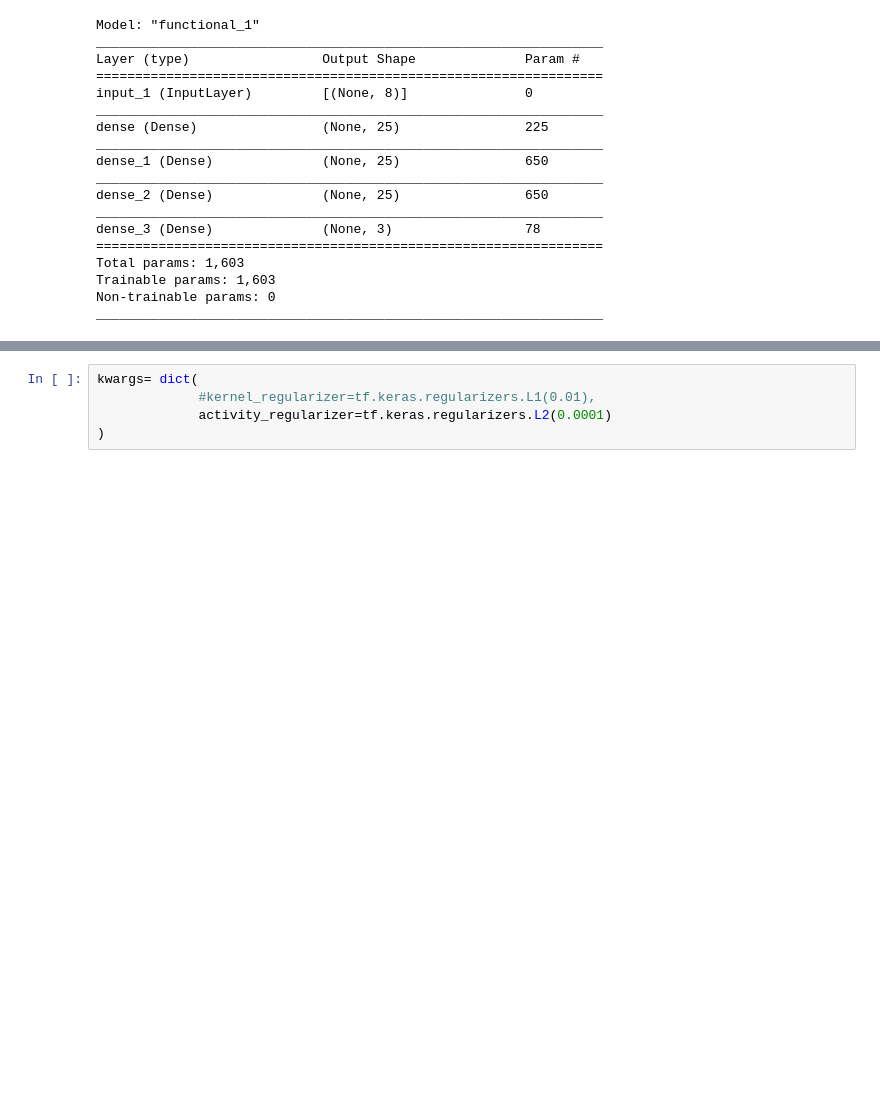
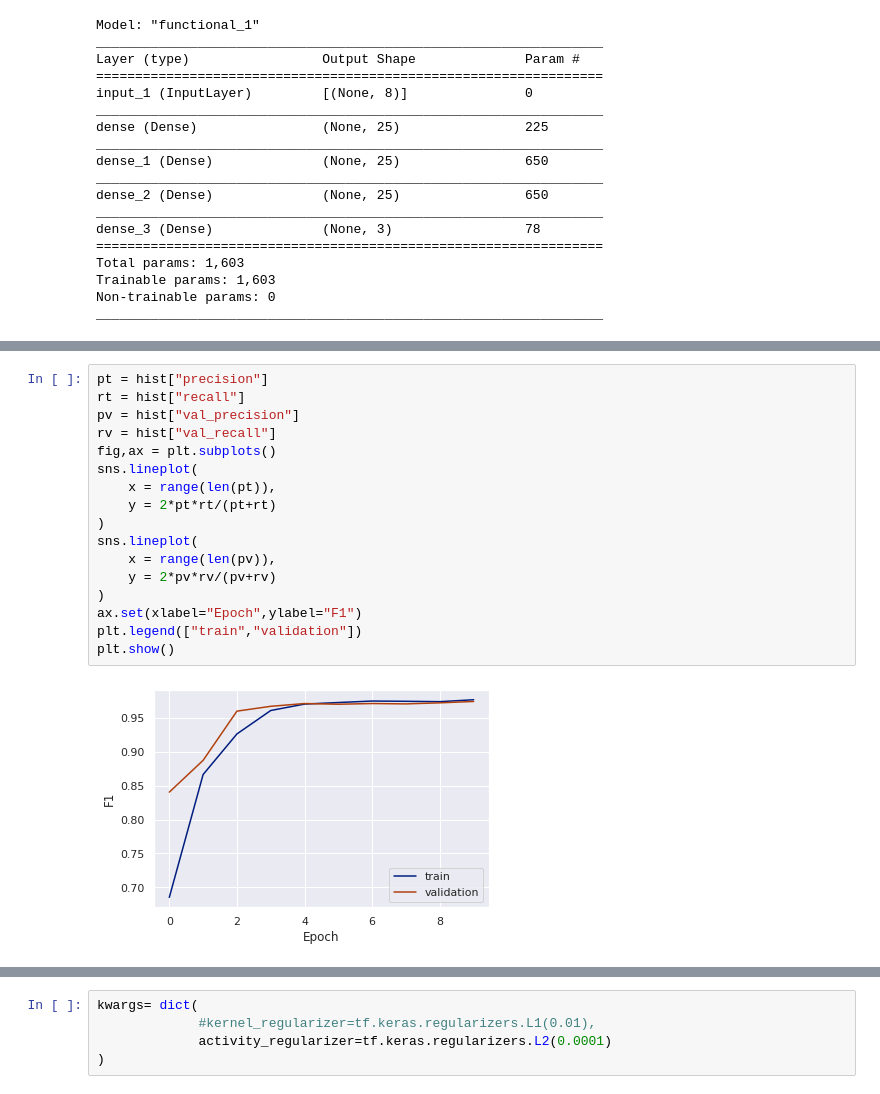
Before and after one commit to vagiedd/Machine-Learning, a Jupyter notebook: Projects/SQL/SQL.ipynb, the cells around one changed output, grey strips where cells are left out. Drawn from its saved outputs; the diff is of its cells as text; blank space fills up the shorter version.

```diff
--- a/Projects/SQL/SQL.ipynb
+++ b/Projects/SQL/SQL.ipynb
@@ -576,3 +576,22 @@ hist.plot(y="loss",
+# %%
+pt = hist["precision"]
+rt = hist["recall"]
+pv = hist["val_precision"]
+rv = hist["val_recall"]
+fig,ax = plt.subplots()
+sns.lineplot(
+    x = range(len(pt)),
+    y = 2*pt*rt/(pt+rt)
+)
+sns.lineplot(
+    x = range(len(pv)),
+    y = 2*pv*rv/(pv+rv)
+)
+ax.set(xlabel="Epoch",ylabel="F1")
+plt.legend(["train","validation"])
+plt.show()
+# %% [output]
+[figure, added]
 # %%
 # return loss and metric
 scores = model.evaluate(std.transform(Xtest),ytest)
```
Also changed, not shown: parts of 7 cells of this notebook.
